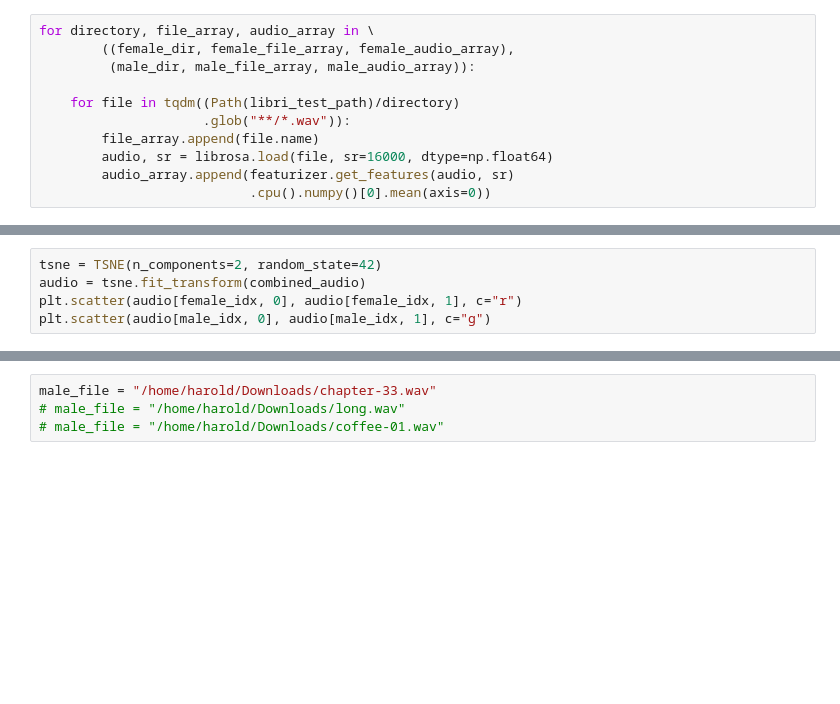
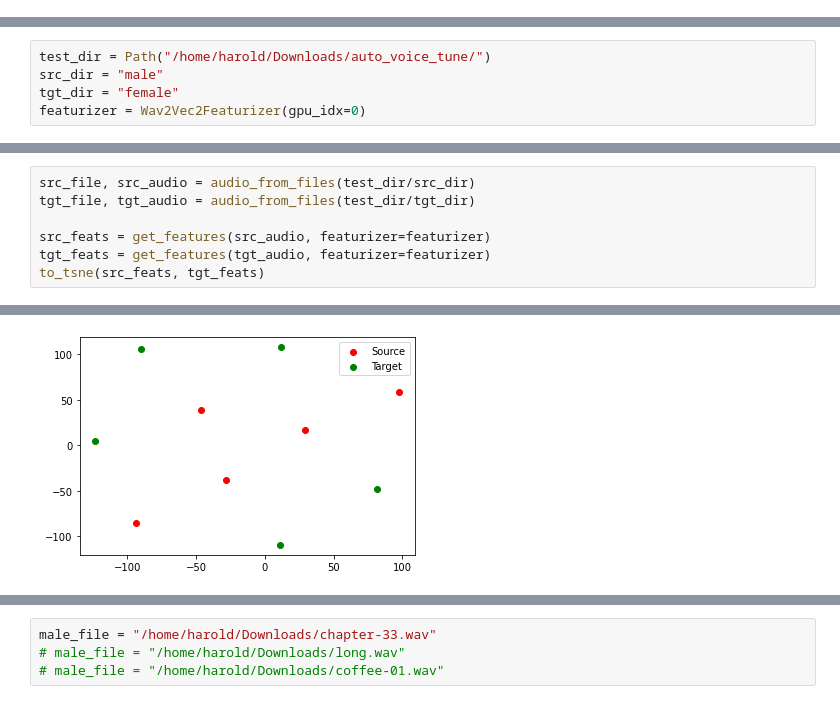
Before and after one commit to pensieves/sonorus, a Jupyter notebook: examples/parselmouth-test.ipynb, the cells around one changed output, grey strips where cells are left out. Cells and saved outputs as stored; diff of their text form; blank space fills up the shorter version.

```diff
--- a/examples/parselmouth-test.ipynb
+++ b/examples/parselmouth-test.ipynb
@@ -54,11 +36,0 @@ You should probably TRAIN this model on a down-stream task to be able to use it
-# %%
-for directory, file_array, audio_array in \
-        ((female_dir, female_file_array, female_audio_array),
-         (male_dir, male_file_array, male_audio_array)):
-
-    for file in tqdm((Path(libri_test_path)/directory)
-                     .glob("**/*.wav")):
-        file_array.append(file.name)
-        audio, sr = librosa.load(file, sr=16000, dtype=np.float64)
-        audio_array.append(featurizer.get_features(audio, sr)
-                           .cpu().numpy()[0].mean(axis=0))
@@ -81,6 +109,6 @@ male_idx = (combined_idx==1)
 # %%
-tsne = TSNE(n_components=2, random_state=42)
-audio = tsne.fit_transform(combined_audio)
-plt.scatter(audio[female_idx, 0], audio[female_idx, 1], c="r")
-plt.scatter(audio[male_idx, 0], audio[male_idx, 1], c="g")
+test_dir = Path("/home/harold/Downloads/auto_voice_tune/")
+src_dir = "male"
+tgt_dir = "female"
+featurizer = Wav2Vec2Featurizer(gpu_idx=0)
 # %% [output]
@@ -89,0 +118,8 @@ plt.scatter(audio[male_idx, 0], audio[male_idx, 1], c="g")
+# %%
+src_file, src_audio = audio_from_files(test_dir/src_dir)
+tgt_file, tgt_audio = audio_from_files(test_dir/tgt_dir)
+
+src_feats = get_features(src_audio, featurizer=featurizer)
+tgt_feats = get_features(tgt_audio, featurizer=featurizer)
+to_tsne(src_feats, tgt_feats)
+# %% [output]
@@ -89,0 +127 @@ plt.scatter(audio[male_idx, 0], audio[male_idx, 1], c="g")
+[figure, added]
```
Also changed, not shown: parts of 15 cells of this notebook, 3 other files.
